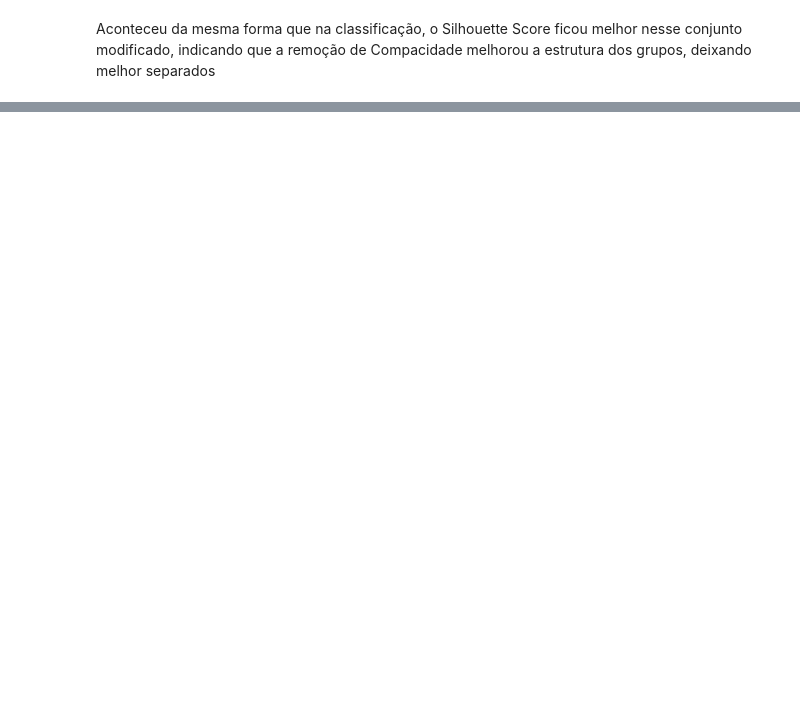
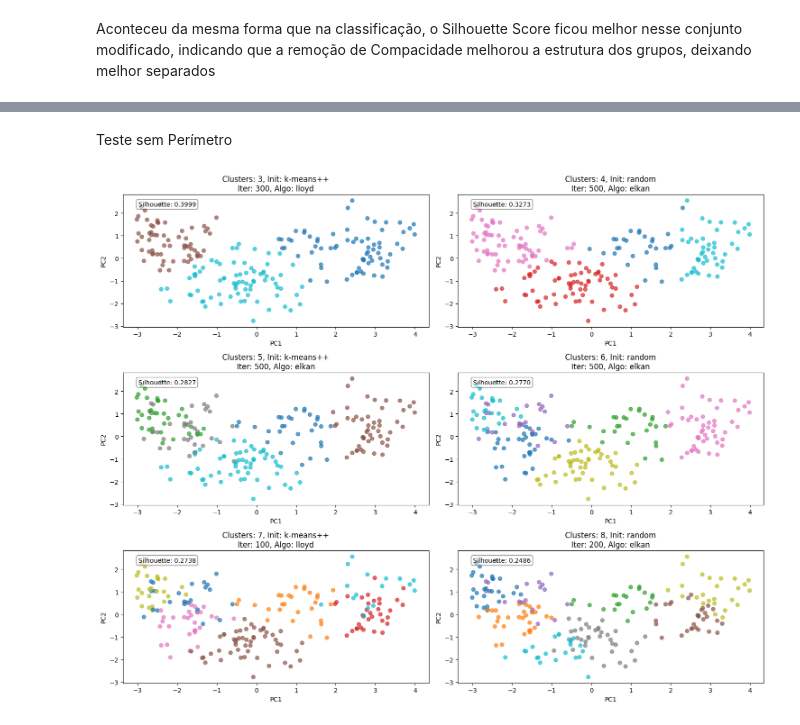
Before and after one commit to beatrizgnascimento/trabalho-ML, a Jupyter notebook: main.ipynb, the cells around one changed output, grey strips where cells are left out. Drawn from its saved outputs; the diff is of its cells as text; code cells hidden in the pictures; blank space fills up the shorter version.

```diff
--- a/main.ipynb
+++ b/main.ipynb
@@ -850,0 +708,57 @@ Aconteceu da mesma forma que na classificação, o Silhouette Score ficou melhor
+# %% [markdown]
+Teste sem Perímetro
+# %%
+from sklearn.cluster import KMeans
+from sklearn.metrics import silhouette_score
+from sklearn.decomposition import PCA
+import matplotlib.pyplot as plt
+
+X = df_original.drop(columns=["Perímetro", "Classe"])
+
+scaler = StandardScaler()
+X_scaled = scaler.fit_transform(X)
+
+# Lista com configurações variadas de parâmetros
+parametros_kmeans = [
+    {"n_clusters": 3, "init": "k-means++", "n_init": 10, "max_iter": 300, "algorithm": "lloyd"},
+    {"n_clusters": 4, "init": "random", "n_init": 20, "max_iter": 500, "algorithm": "elkan"},
+    {"n_clusters": 5, "init": "k-means++", "n_init": 20, "max_iter": 500, "algorithm": "elkan"},
+    {"n_clusters": 6, "init": "random", "n_init": 20, "max_iter": 500, "algorithm": "elkan"},
+    {"n_clusters": 7, "init": "k-means++", "n_init": 10, "max_iter": 100, "algorithm": "lloyd"},
+    {"n_clusters": 8, "init": "random", "n_init": 15, "max_iter": 200, "algorithm": "elkan"},
+]
+
+# Redução de dimensionalidade para visualização
+pca = PCA(n_components=2, random_state=42)
+X_pca = pca.fit_transform(X_scaled)
+
+# Gráficos
+plt.figure(figsize=(15, 12))
+
+for i, params in enumerate(parametros_kmeans, 1):
+    kmeans = KMeans(
+        n_clusters=params["n_clusters"],
+        init=params["init"],
+        n_init=params["n_init"],
+        max_iter=params["max_iter"],
+        algorithm=params["algorithm"],
+        random_state=42
+    )
+    labels = kmeans.fit_predict(X_scaled)
+    sil = silhouette_score(X_scaled, labels)
+
+    plt.subplot(3, 2, i)
+    scatter = plt.scatter(X_pca[:, 0], X_pca[:, 1], c=labels, cmap="tab10", alpha=0.7)
+    plt.title(f"Clusters: {params['n_clusters']}, Init: {params['init']}\n"
+              f"Iter: {params['max_iter']}, Algo: {params['algorithm']}")
+    plt.xlabel("PC1")
+    plt.ylabel("PC2")
+
+    # Mostrar Silhouette Score
+    plt.text(0.05, 0.95, f"Silhouette: {sil:.4f}", transform=plt.gca().transAxes,
+             fontsize=10, verticalalignment='top', bbox=dict(boxstyle="round", facecolor="white", alpha=0.5))
+
+plt.tight_layout()
+plt.show()
+# %% [output]
+[figure, added]
```
Also changed, not shown: parts of 49 cells of this notebook.
